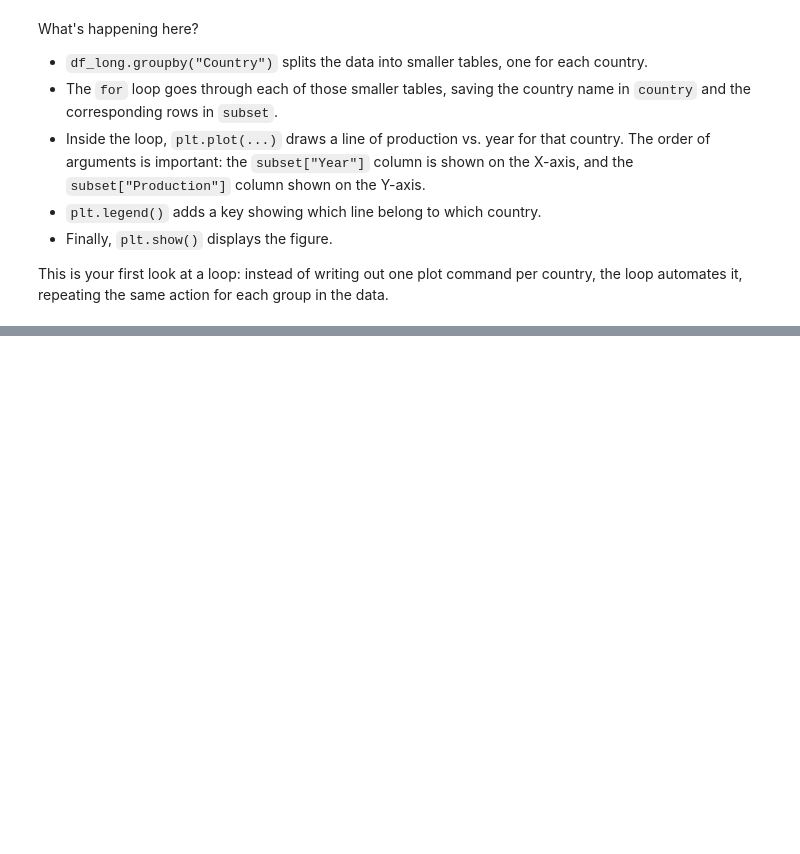
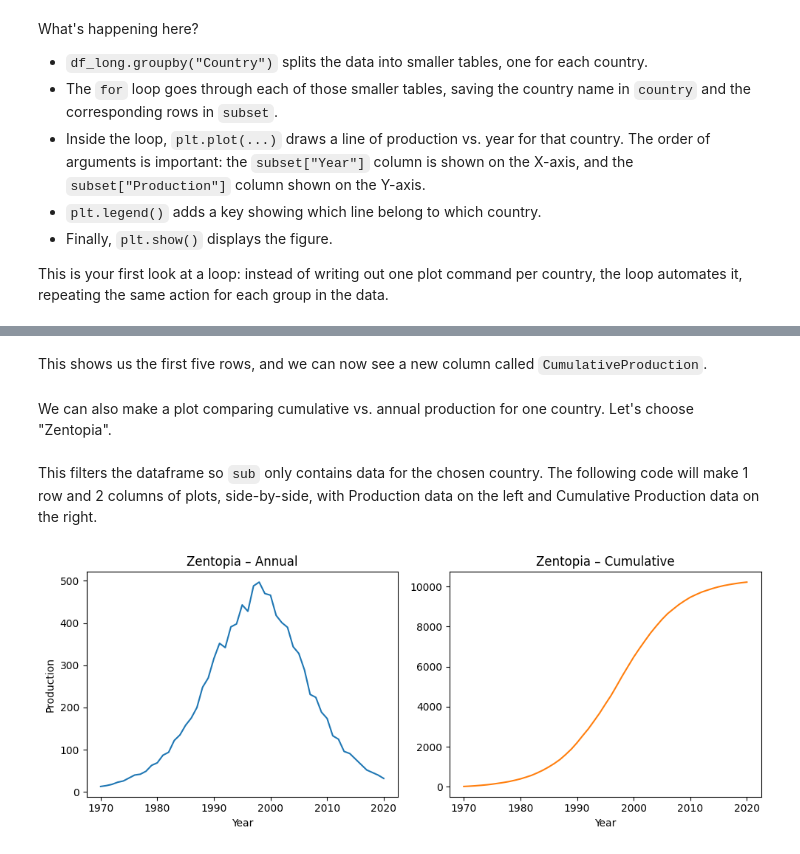
Before and after one commit to two-phaseflow/JAR513M, a Jupyter notebook: Week2_GroupAssignment.ipynb, the cells around one changed output, grey strips where cells are left out. Cells and saved outputs as stored; diff of their text form; code cells hidden in the pictures; blank space fills up the shorter version.

```diff
--- a/Week2_GroupAssignment.ipynb
+++ b/Week2_GroupAssignment.ipynb
@@ -108,0 +143,2 @@ This is your first look at a loop: instead of writing out one plot command per c
+# %%
+df_long = df_long.sort_values(["Country", "Year"])
@@ -108,0 +147,2 @@ This is your first look at a loop: instead of writing out one plot command per c
+# %%
+df_long["CumulativeProduction"] = df_long.groupby("Country")["Production"].cumsum()
@@ -108,0 +167,23 @@ This is your first look at a loop: instead of writing out one plot command per c
+# %% [markdown]
+This shows us the first five rows, and we can now see a new column called `CumulativeProduction`.
+# %% [markdown]
+We can also make a plot comparing cumulative vs. annual production for one country. Let's choose "Zentopia".
+# %%
+country_choice = "Zentopia"  # change as needed
+sub = df_long[df_long["Country"] == country_choice]
+# %% [markdown]
+This filters the dataframe so `sub` only contains data for the chosen country. The following code will make 1 row and 2 columns of plots, side-by-side, with Production data on the left and Cumulative Production data on the right.
+# %%
+fig, ax = plt.subplots(1,2, figsize=(10,4), sharex=True)
+ax[0].plot(sub["Year"], sub["Production"])
+ax[0].set_title(f"{country_choice} – Annual")
+ax[0].set_ylabel("Production"); ax[0].set_xlabel("Year")
+
+ax[1].plot(sub["Year"], sub["CumulativeProduction"], color="tab:orange")
+ax[1].set_title(f"{country_choice} – Cumulative")
+ax[1].set_xlabel("Year")
+
+plt.tight_layout()
+plt.show()
+# %% [output]
+[figure, added]
```
Also changed, not shown: parts of 14 cells of this notebook.
